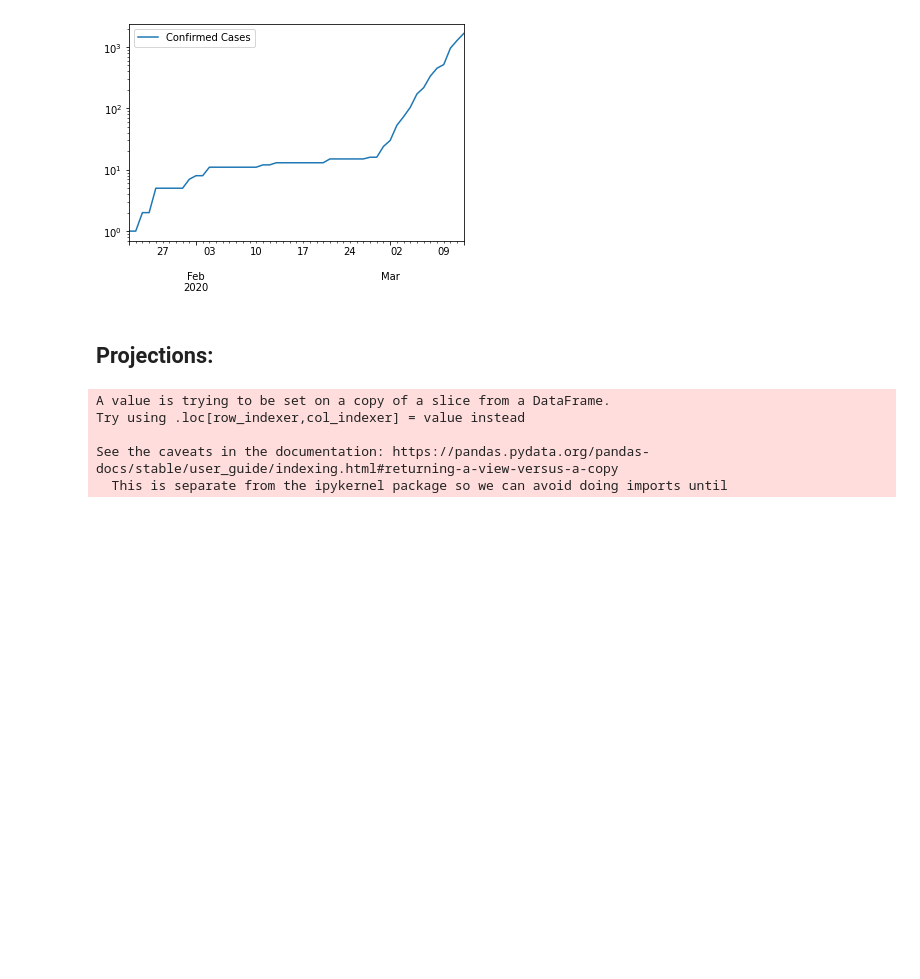
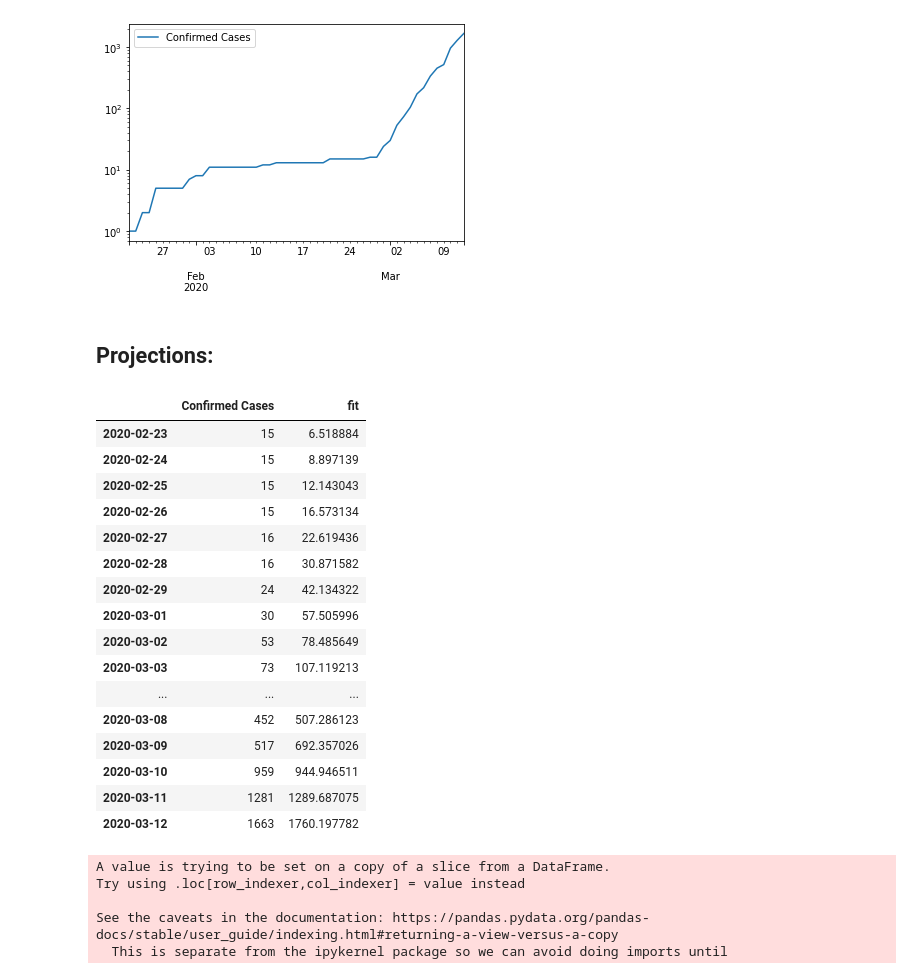
Before and after one commit to p-gonzo/covid-19-us-timeseries, a Jupyter notebook: Covid-19 US Timeseries Data.ipynb, the cells around one changed output. Drawn from its saved outputs; the diff is of its cells as text; code cells hidden in the pictures; blank space fills up the shorter version.

```diff
--- a/Covid-19 US Timeseries Data.ipynb
+++ b/Covid-19 US Timeseries Data.ipynb
@@ -115,6 +115,26 @@ totals.plot(logy=True)
 ## Projections:
 # %%
 totals = totals.loc['2020-02-23':]
+# %%
+totals
+# %% [output]
+|  | Confirmed Cases | fit |
+| 2020-02-23 | 15 | 6.518884 |
+| 2020-02-24 | 15 | 8.897139 |
+| 2020-02-25 | 15 | 12.143043 |
+| 2020-02-26 | 15 | 16.573134 |
+| 2020-02-27 | 16 | 22.619436 |
+| 2020-02-28 | 16 | 30.871582 |
+| 2020-02-29 | 24 | 42.134322 |
+| 2020-03-01 | 30 | 57.505996 |
+| 2020-03-02 | 53 | 78.485649 |
+| 2020-03-03 | 73 | 107.119213 |
+| ... | ... | ... |
+| 2020-03-08 | 452 | 507.286123 |
+| 2020-03-09 | 517 | 692.357026 |
+| 2020-03-10 | 959 | 944.946511 |
+| 2020-03-11 | 1281 | 1289.687075 |
+| 2020-03-12 | 1663 | 1760.197782 |
 # %%
 m, b = np.polyfit(list(range(len(totals.index))), np.log(list(totals['Confirmed Cases'])), 1)
 # %%
```
Also changed, not shown: parts of 3 cells of this notebook.
